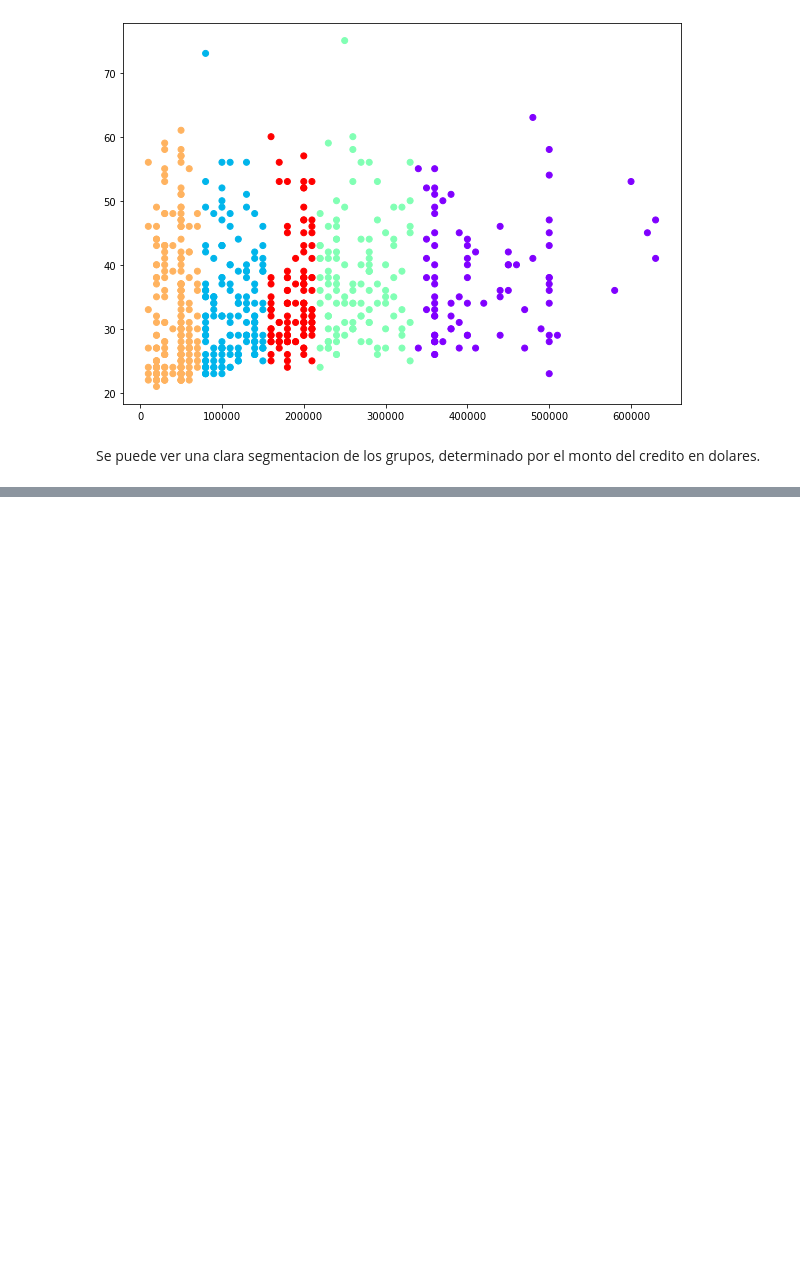
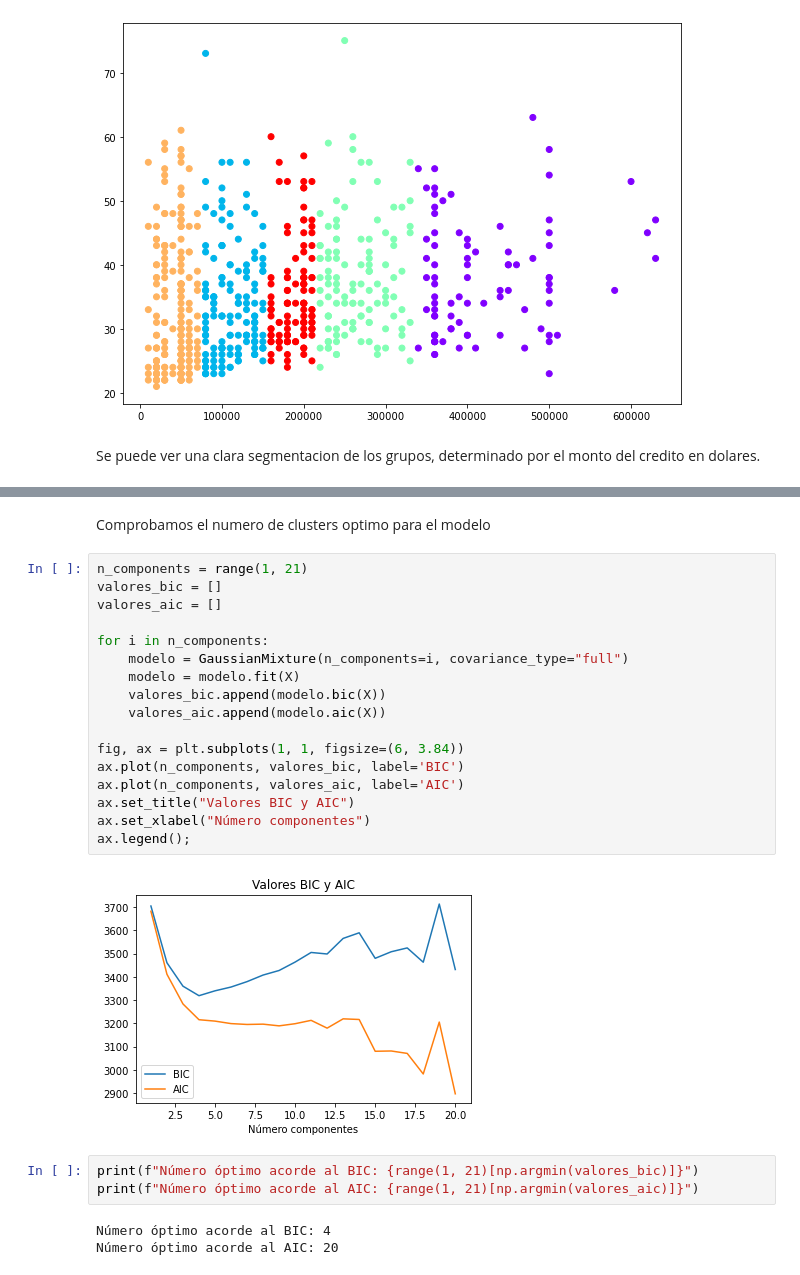
Before and after one commit to amvalero10/BI_lab2, a Jupyter notebook: lab2.ipynb, the cells around one changed output, grey strips where cells are left out. Saved outputs shown, nothing was run; the diff lists cells and outputs as text; blank space fills up the shorter version.

```diff
--- a/lab2.ipynb
+++ b/lab2.ipynb
@@ -738,0 +858,27 @@ Se puede ver una clara segmentacion de los grupos, determinado por el monto del
+# %% [markdown]
+Comprobamos el numero de clusters optimo para el modelo
+# %%
+n_components = range(1, 21)
+valores_bic = []
+valores_aic = []
+
+for i in n_components:
+    modelo = GaussianMixture(n_components=i, covariance_type="full")
+    modelo = modelo.fit(X)
+    valores_bic.append(modelo.bic(X))
+    valores_aic.append(modelo.aic(X))
+
+fig, ax = plt.subplots(1, 1, figsize=(6, 3.84))
+ax.plot(n_components, valores_bic, label='BIC')
+ax.plot(n_components, valores_aic, label='AIC')
+ax.set_title("Valores BIC y AIC")
+ax.set_xlabel("Número componentes")
+ax.legend();
+# %% [output]
+[figure, added]
+# %%
+print(f"Número óptimo acorde al BIC: {range(1, 21)[np.argmin(valores_bic)]}")
+print(f"Número óptimo acorde al AIC: {range(1, 21)[np.argmin(valores_aic)]}")
+# %% [output]
+Número óptimo acorde al BIC: 4
+Número óptimo acorde al AIC: 20
```
Also changed, not shown: parts of 16 cells of this notebook, 1 other file.
